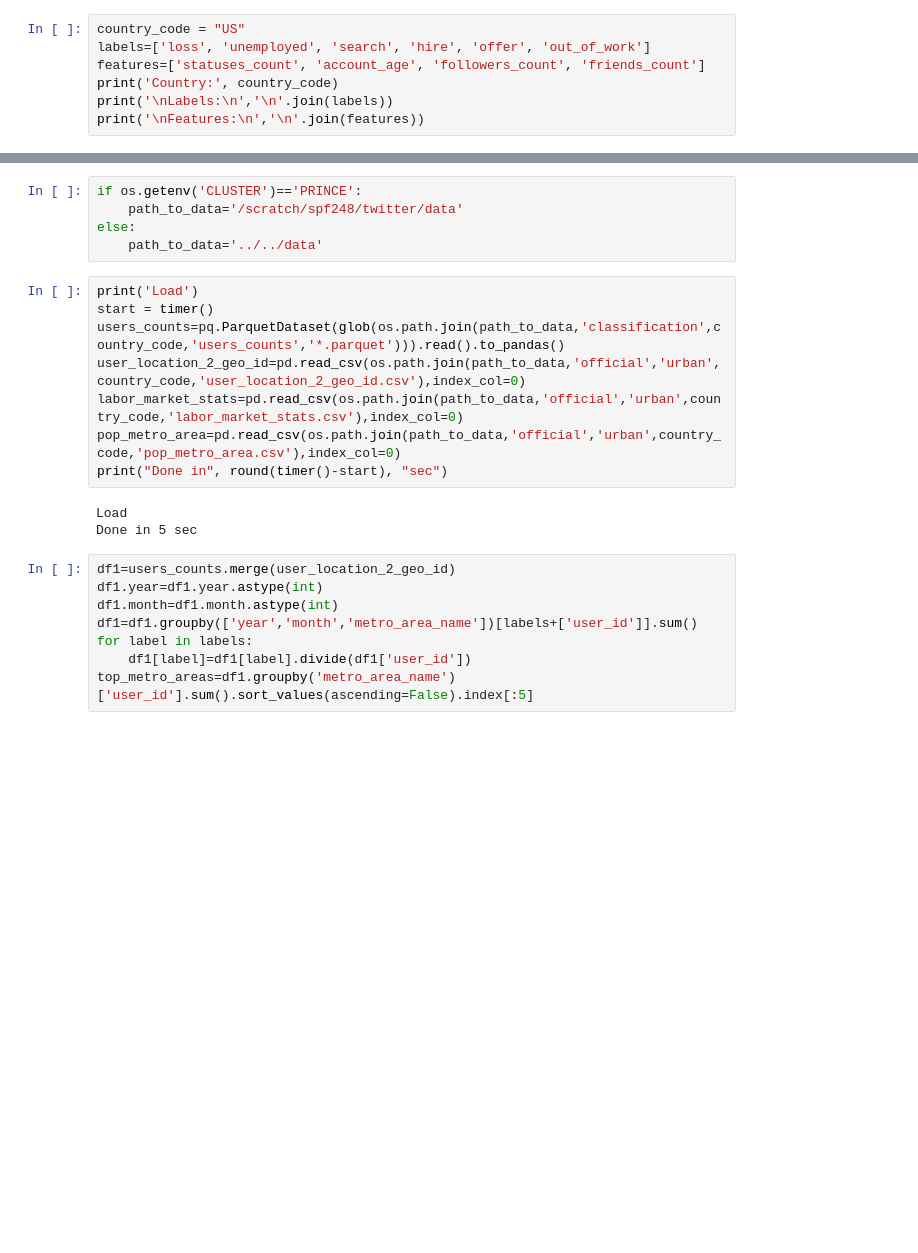
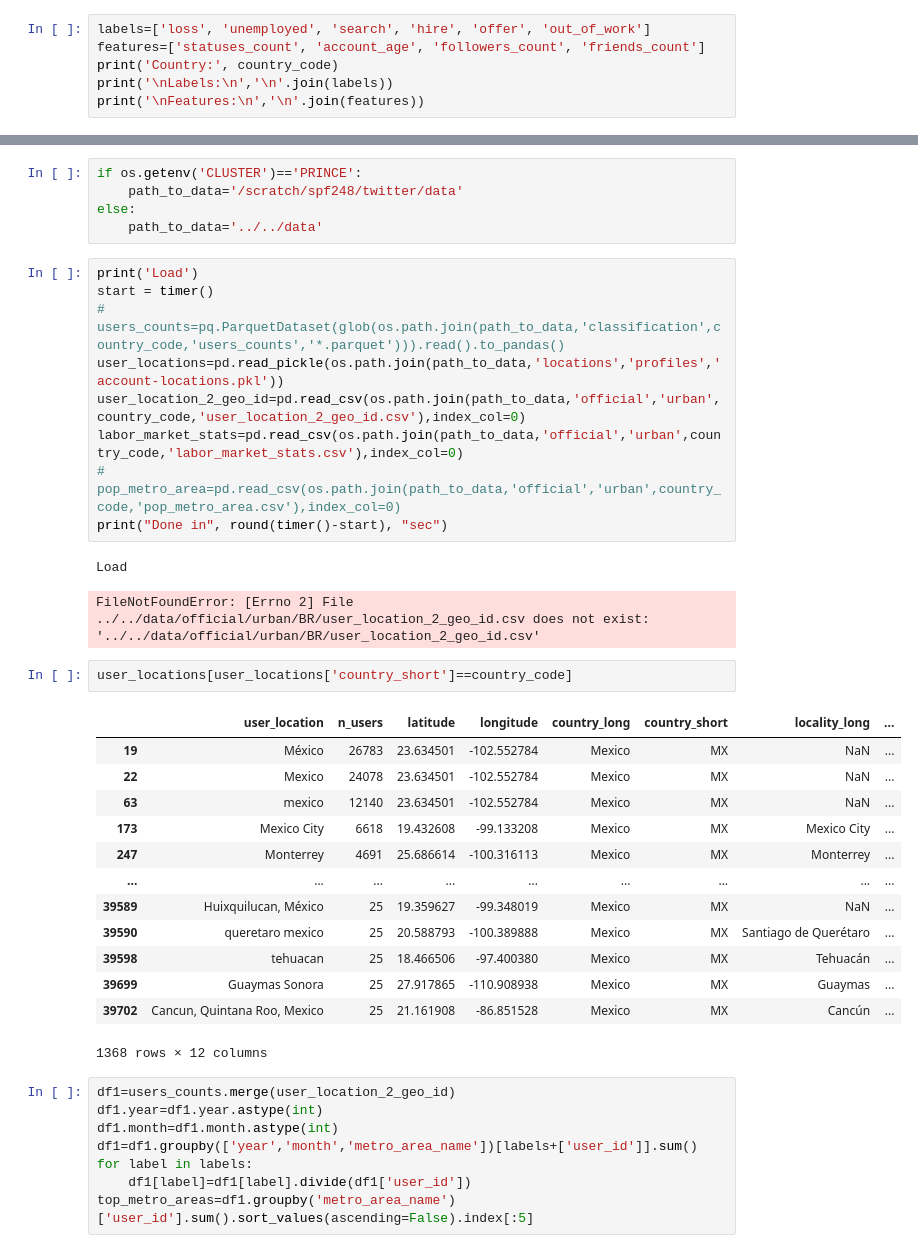
Before and after one commit to spfraib/twitter, a Jupyter notebook: 6-keywords/6.5-get-labor-market-predictions-metropolitan-areas.ipynb, the cells around one changed output, grey strips where cells are left out. Saved outputs shown, nothing was run; the diff lists cells and outputs as text; blank space fills up the shorter version.

```diff
--- a/6-keywords/6.5-get-labor-market-predictions-metropolitan-areas.ipynb
+++ b/6-keywords/6.5-get-labor-market-predictions-metropolitan-areas.ipynb
@@ -21,7 +21,6 @@ print('End date:', end_date)
 Country: US
 End date: 06/01/2020
 # %%
-country_code = "US"
 labels=['loss', 'unemployed', 'search', 'hire', 'offer', 'out_of_work']
 features=['statuses_count', 'account_age', 'followers_count', 'friends_count']
 print('Country:', country_code)
@@ -51,14 +60,31 @@ else:
 # %%
 print('Load')
 start = timer()
-users_counts=pq.ParquetDataset(glob(os.path.join(path_to_data,'classification',country_code,'users_counts','*.parquet'))).read().to_pandas()
+# users_counts=pq.ParquetDataset(glob(os.path.join(path_to_data,'classification',country_code,'users_counts','*.parquet'))).read().to_pandas()
+user_locations=pd.read_pickle(os.path.join(path_to_data,'locations','profiles','account-locations.pkl'))
 user_location_2_geo_id=pd.read_csv(os.path.join(path_to_data,'official','urban',country_code,'user_location_2_geo_id.csv'),index_col=0)
 labor_market_stats=pd.read_csv(os.path.join(path_to_data,'official','urban',country_code,'labor_market_stats.csv'),index_col=0)
-pop_metro_area=pd.read_csv(os.path.join(path_to_data,'official','urban',country_code,'pop_metro_area.csv'),index_col=0)
+# pop_metro_area=pd.read_csv(os.path.join(path_to_data,'official','urban',country_code,'pop_metro_area.csv'),index_col=0)
 print("Done in", round(timer()-start), "sec")
 # %% [output]
 Load
-Done in 5 sec
+FileNotFoundError: [Errno 2] File ../../data/official/urban/BR/user_location_2_geo_id.csv does not exist: '../../data/official/urban/BR/user_location_2_geo_id.csv'
+# %%
+user_locations[user_locations['country_short']==country_code]
+# %% [output]
+|  | user_location | n_users | latitude | longitude | country_long | country_short | locality_long | ... |
+| 19 | México | 26783 | 23.634501 | -102.552784 | Mexico | MX | NaN | ... |
+| 22 | Mexico | 24078 | 23.634501 | -102.552784 | Mexico | MX | NaN | ... |
+| 63 | mexico | 12140 | 23.634501 | -102.552784 | Mexico | MX | NaN | ... |
+| 173 | Mexico City | 6618 | 19.432608 | -99.133208 | Mexico | MX | Mexico City | ... |
+| 247 | Monterrey | 4691 | 25.686614 | -100.316113 | Mexico | MX | Monterrey | ... |
+| ... | ... | ... | ... | ... | ... | ... | ... | ... |
+| 39589 | Huixquilucan, México | 25 | 19.359627 | -99.348019 | Mexico | MX | NaN | ... |
+| 39590 | queretaro mexico | 25 | 20.588793 | -100.389888 | Mexico | MX | Santiago de Querétaro | ... |
+| 39598 | tehuacan | 25 | 18.466506 | -97.400380 | Mexico | MX | Tehuacán | ... |
+| 39699 | Guaymas Sonora | 25 | 27.917865 | -110.908938 | Mexico | MX | Guaymas | ... |
+| 39702 | Cancun, Quintana Roo, Mexico | 25 | 21.161908 | -86.851528 | Mexico | MX | Cancún | ... |
+1368 rows × 12 columns
 # %%
 df1=users_counts.merge(user_location_2_geo_id)
 df1.year=df1.year.astype(int)
```
Also changed, not shown: parts of 2 cells of this notebook, 3 other files.
